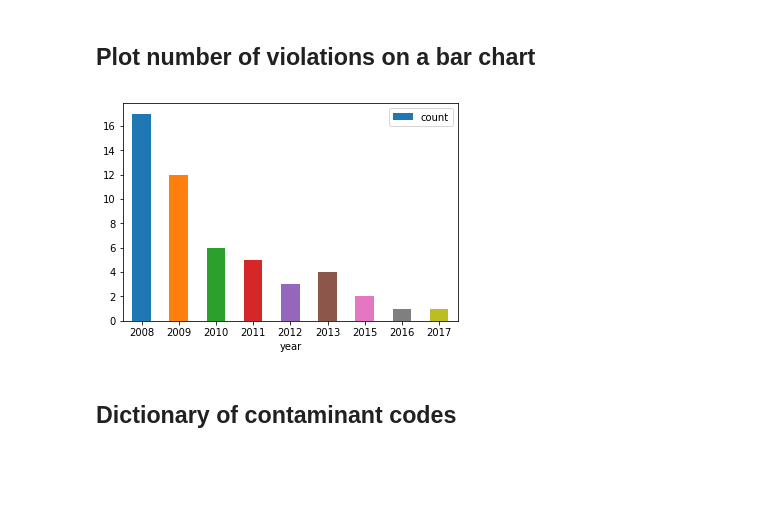
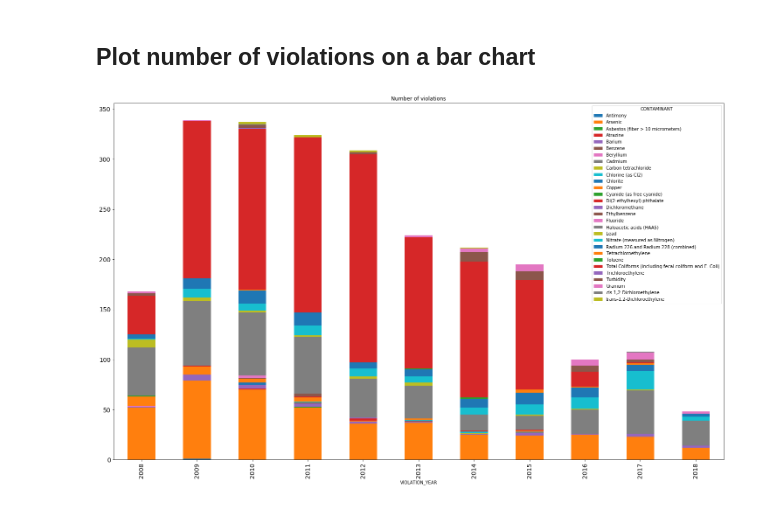
Before and after one commit to codeforboston/safe-water, a Jupyter notebook: code/python/notebooks/eda_charts.ipynb, the cells around one changed output. Cells and saved outputs as stored; diff of their text form; code cells hidden in the pictures; blank space fills up the shorter version.

Commit message:
Stacked bar display of # violations by contaminant

```diff
--- a/code/python/notebooks/eda_charts.ipynb
+++ b/code/python/notebooks/eda_charts.ipynb
@@ -67,0 +70,3 @@ viol.head()
+# %%
+drinking_water_regs = pd.read_csv(os.path.join(epa_dir, 'drinking-water-regulations.csv'), sep=',')
+drinking_water_regs.head()
@@ -68,3 +80,6 @@ viol.head()
+# %%
+viol = pd.merge(viol, drinking_water_regs, left_on='CONTAMINANT_CODE', right_on='SDWIS_CONTAMINANT_CODE', how='left')
+viol = viol[['PWSID', 'CONTAMINANT_CODE', 'CONTAMINANT', 'COMPL_PER_BEGIN_DATE']].drop_duplicates()
 # %%
 def get_year_for_violation(row):
     if row['COMPL_PER_BEGIN_DATE'] is not None:
@@ -84,4 +91,4 @@ viol.head()
 # %%
-water_sys_viol = pd.merge(water_sys, viol, left_on='PWSID', right_on='PWSID')
+water_sys_viol = pd.merge(water_sys, viol, on='PWSID')
 water_sys_viol.head()
 # %% [output]
@@ -95,33 +102,31 @@ water_sys_viol.head()
 # df: water system violation dataframe
 # state: two letter code
 # contaminant_codes: enter empty array for all
-def get_num_violations(df, state, min_year, max_year, contaminant_codes):
+def get_num_violations(df, state, min_year, max_year, contaminant_codes=[]):
     if len(contaminant_codes) > 0:
         return df[(df['STATE_CODE']==state) & \
                   (df['VIOLATION_YEAR'] >= min_year) & \
                   (df['VIOLATION_YEAR'] <= max_year) & \
                   (df['CONTAMINANT_CODE'].isin(contaminant_codes))
-                 ].groupby(['VIOLATION_YEAR'])
+                 ].groupby(['CONTAMINANT', 'VIOLATION_YEAR'])
     else:
         return df[(df['STATE_CODE']==state) & \
                   (df['VIOLATION_YEAR'] >= min_year) & \
                   (df['VIOLATION_YEAR'] <= max_year)
-                 ].groupby(['VIOLATION_YEAR'])
+                 ].groupby(['CONTAMINANT', 'VIOLATION_YEAR'])
 # %% [markdown]
 
 ## Plot number of violations on a bar chart
 # %%
-# Violations in the state of NY between 2008 and 2018 for contaminants copper and lead
-contaminant_codes = [1022, 1030]
-df = get_num_violations(water_sys_viol, 'NY', 2008, 2018, contaminant_codes)
+# Violations in the state of NY between 2008 and 2018
+contaminant_codes = [1022, 1030] # pass this optionally to filter by contaminant
+df = get_num_violations(water_sys_viol, 'NY', 2008, 2018)
 s1 = df.size()
 
 if len(s1.index) > 0:
-    df3 = pd.DataFrame({'year': s1.index, 'count': s1.values})
-    ax = df3.plot.bar(x='year', y='count', rot=0)
+    df3 = s1.unstack()
+    df3.T.plot.bar(stacked=True, figsize = (25,15), title='Number of violations', fontsize=14)
 else:
     print ('No data to chart')
 # %% [output]
-[figure, old version]
+[figure, new version]
-# %% [markdown]
-## Dictionary of contaminant codes
```
Also changed, not shown: parts of 5 cells of this notebook.
